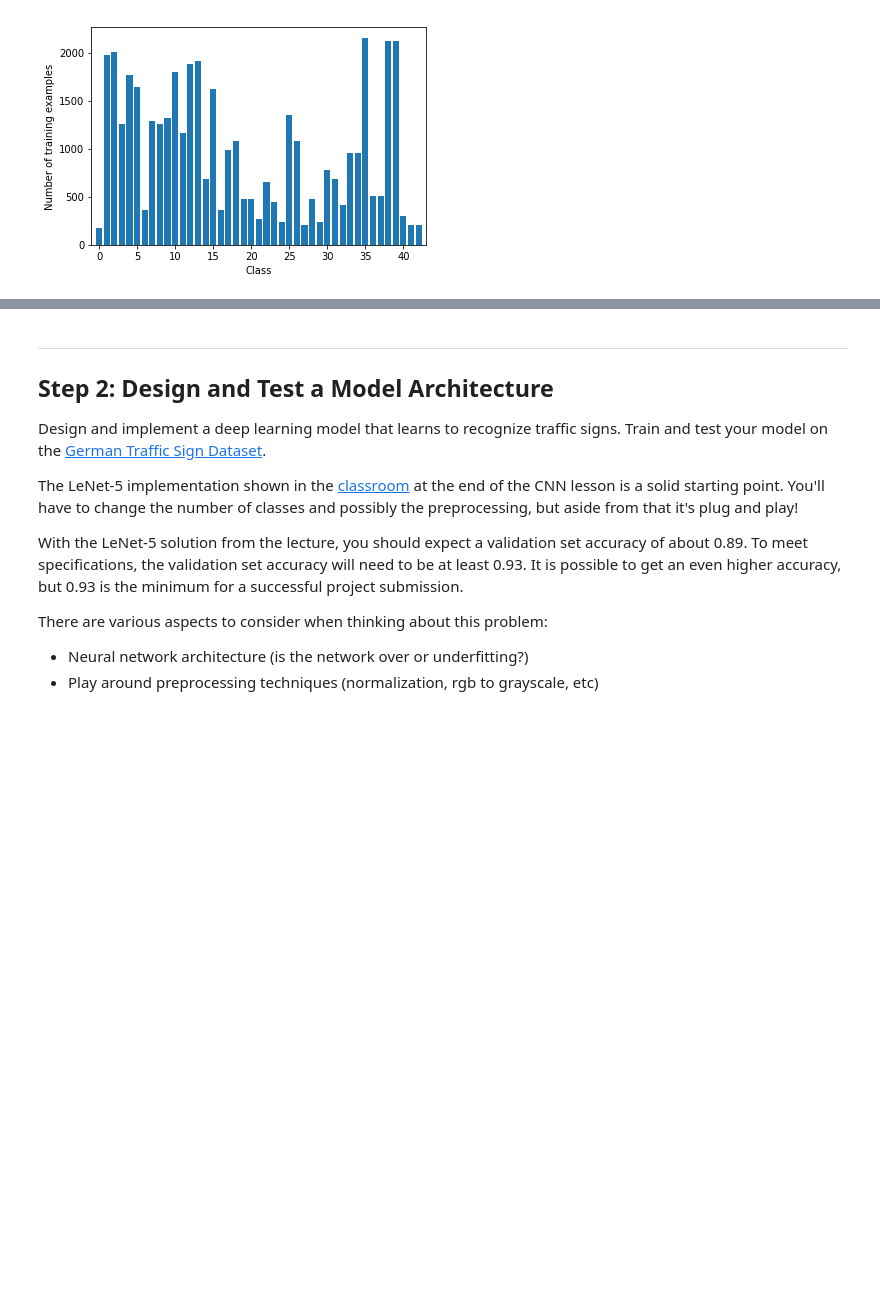
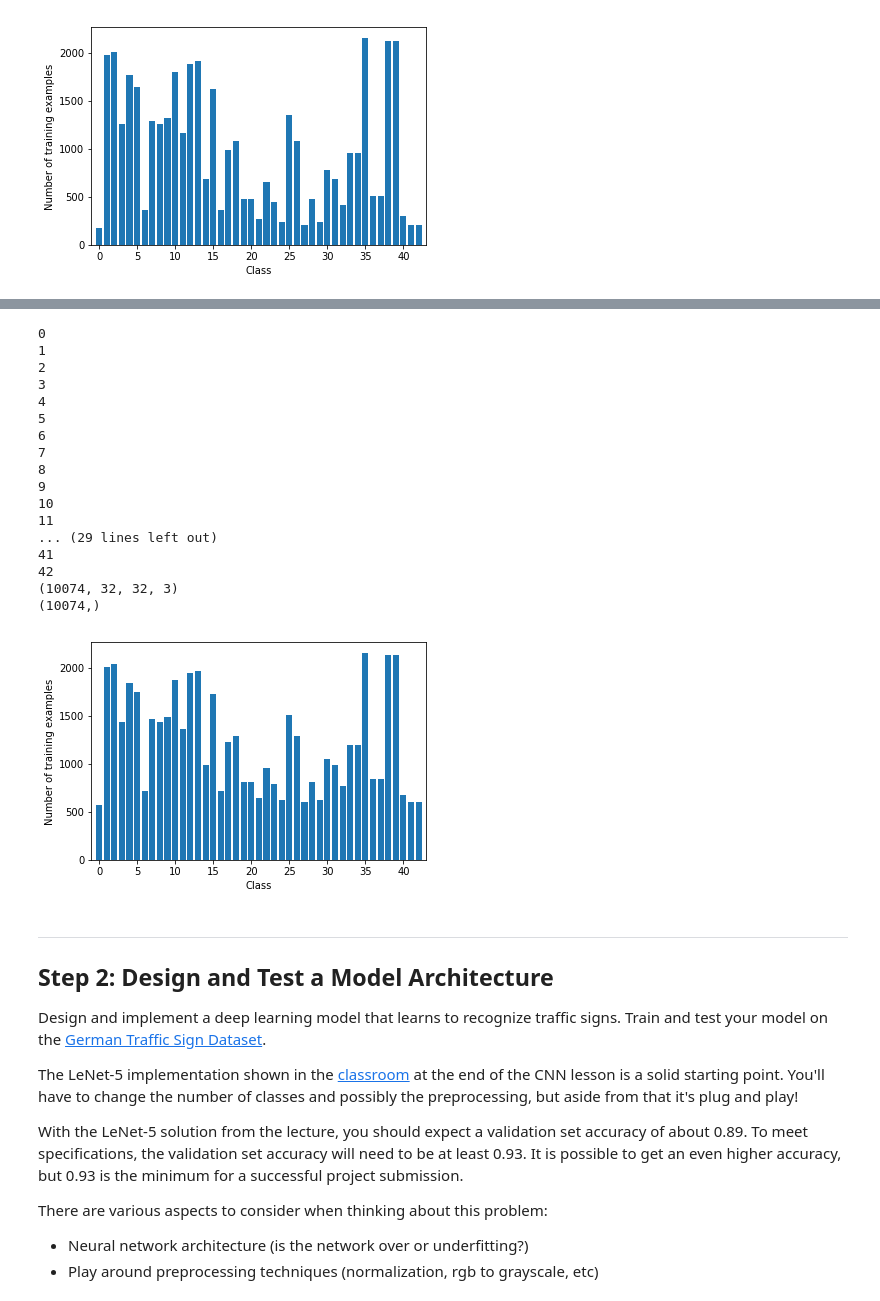
Before and after one commit to HarryPahwa/ClassifyingTrafficSigns, a Jupyter notebook: Traffic_Sign_Classifier.ipynb, the cells around one changed output, grey strips where cells are left out. Cells and saved outputs as stored; diff of their text form; code cells hidden in the pictures; blank space fills up the shorter version.

```diff
--- a/Traffic_Sign_Classifier.ipynb
+++ b/Traffic_Sign_Classifier.ipynb
@@ -203,3 +283,56 @@ plt.show()
+# %%
+from math import floor
+X_generated = np.empty([0, X_train.shape[1], X_train.shape[2], X_train.shape[3]], dtype = X_train.dtype)
+y_generated = np.empty([0], dtype = y_train.dtype)
+
+sign_classes, class_indices, class_counts = np.unique(y_train, return_index = True, return_counts = True)
+
+for i in sign_classes:
+    print(i)
+    for j in range(floor((max(class_counts)-class_counts[i])/5)):
+
+        new_image = X_train[randint(class_indices[i], class_indices[i] + class_counts[i])]
+        new_image = warpIt(new_image)
+        new_image = changeBrightness(new_image).reshape(1, new_image.shape[0] ,new_image.shape[1],new_image.shape[2])
+
+        X_generated = np.append(X_generated, new_image, axis = 0)
+        y_generated = np.append(y_generated, i)
+
+
+
+
+print(X_generated.shape)
+print(y_generated.shape)
+# plt.imshow(X_extended[0,:,:,:])
+
+X_train = np.append(X_train, X_generated, axis = 0)
+y_train = np.append(y_train, y_generated)
+
+sign_classes, class_indices, class_counts = np.unique(y_train, return_index = True, return_counts = True)
+plt.bar( np.arange( 43 ), class_counts, align='center' )
+plt.xlabel('Class')
+plt.ylabel('Number of training examples')
+plt.xlim([-1, 43])
+plt.show()
+# %% [output]
+0
+1
+2
+3
+4
+5
+6
+7
+8
+9
+10
+11
+... (29 lines left out)
+41
+42
+(10074, 32, 32, 3)
+(10074,)
+[figure, added]
 # %% [markdown]
 ----
 
```
Also changed, not shown: parts of 8 cells of this notebook.
